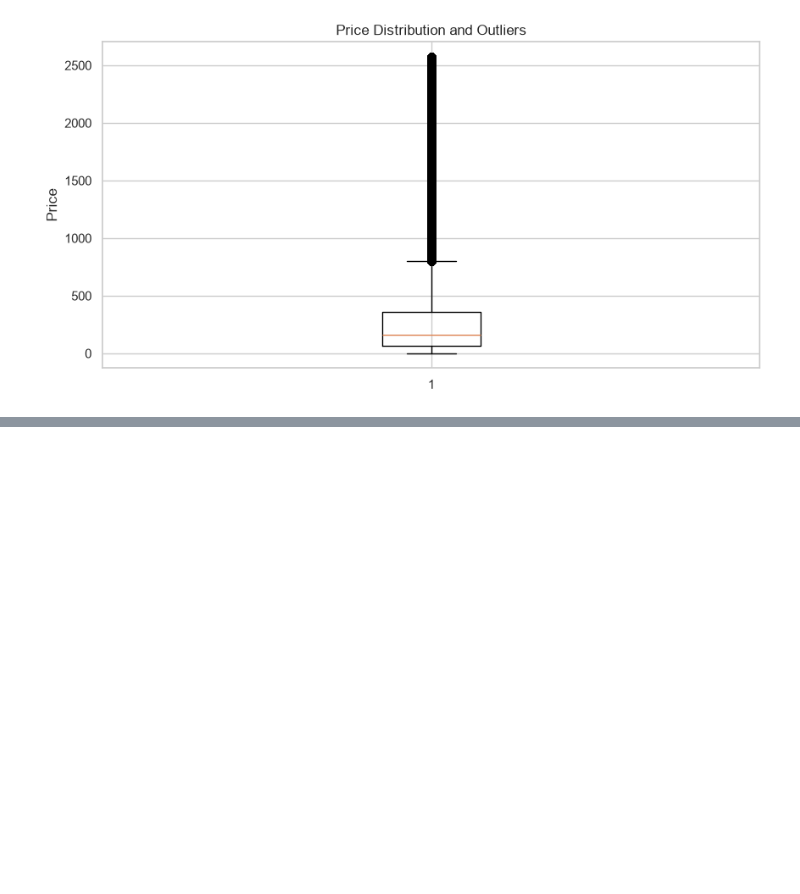
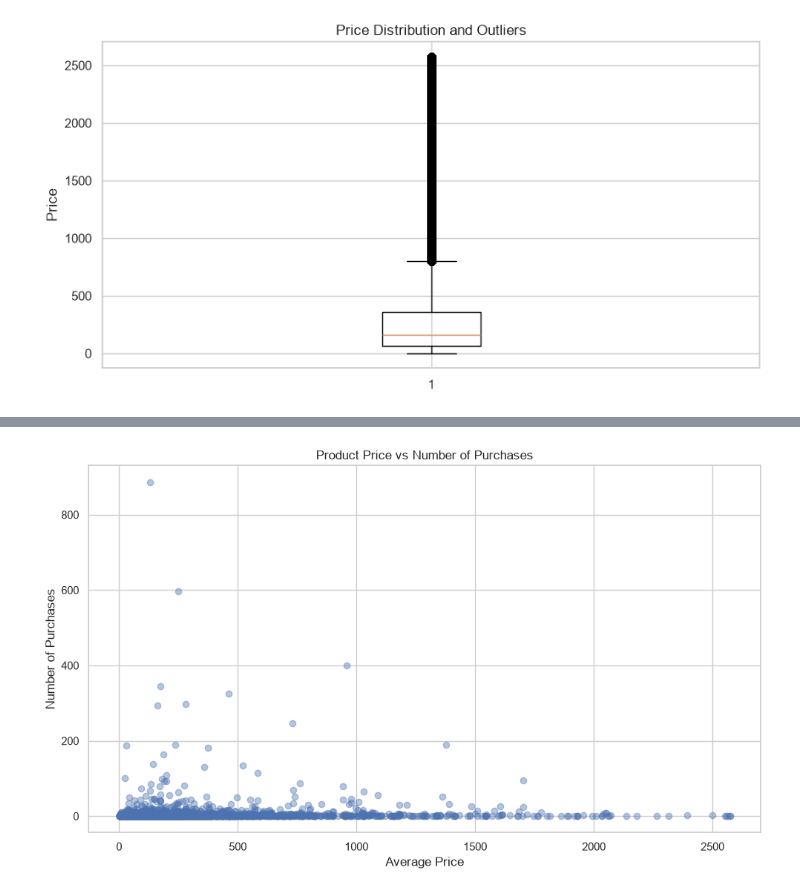
Before and after one commit to tymurpopov/ecommerce-data-analysis-learning, a Jupyter notebook: sample.ipynb, the cells around one changed output, grey strips where cells are left out. Cells and saved outputs as stored; diff of their text form; code cells hidden in the pictures; blank space fills up the shorter version.

```diff
--- a/sample.ipynb
+++ b/sample.ipynb
@@ -356,0 +441,31 @@ plt.show()
+# %%
+# Количество покупок каждого товара
+
+purchase_data = df[df['event_type'] == 'purchase']
+
+product_purchases = (
+    purchase_data
+    .groupby('product_id')
+    .agg(
+        price=('price', 'mean'),
+        purchases=('product_id', 'size')
+    )
+    .reset_index()
+)
+
+plt.figure(figsize=(10, 6))
+
+plt.scatter(
+    product_purchases['price'],
+    product_purchases['purchases'],
+    alpha=0.4
+)
+
+plt.title('Product Price vs Number of Purchases')
+plt.xlabel('Average Price')
+plt.ylabel('Number of Purchases')
+
+plt.tight_layout()
+plt.show()
+# %% [output]
+[figure, added]
```
Also changed, not shown: parts of 7 cells of this notebook.
